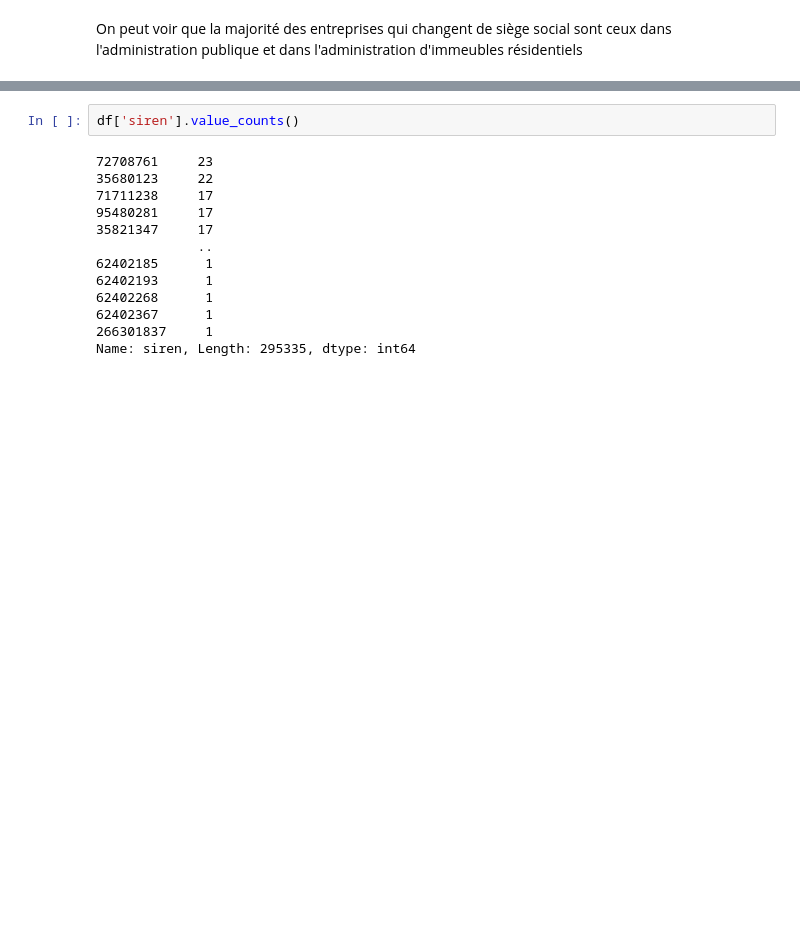
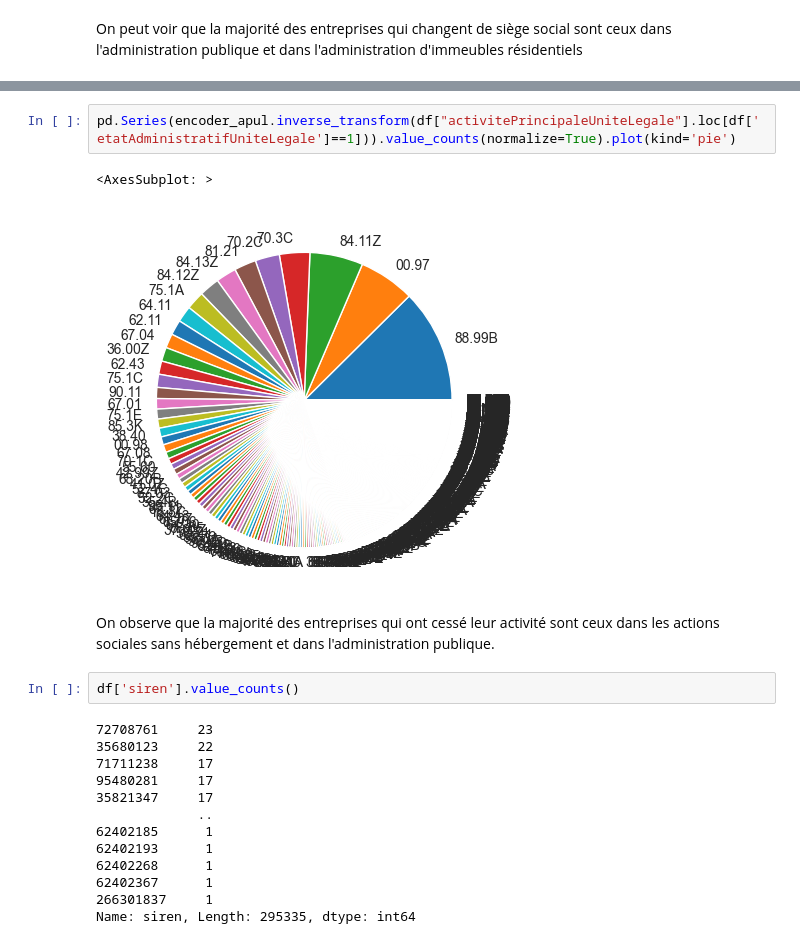
Before and after one commit to JonathanLouamba/Projet_GGVie, a Jupyter notebook: Detection_UniteLegaleHist_GGVIE.ipynb, the cells around one changed output, grey strips where cells are left out. Cells and saved outputs as stored; diff of their text form; blank space fills up the shorter version.

```diff
--- a/Detection_UniteLegaleHist_GGVIE.ipynb
+++ b/Detection_UniteLegaleHist_GGVIE.ipynb
@@ -249,3 +277,10 @@ On peut voir que la majorité des entreprises qui changent de siège social sont
+# %%
+pd.Series(encoder_apul.inverse_transform(df["activitePrincipaleUniteLegale"].loc[df['etatAdministratifUniteLegale']==1])).value_counts(normalize=True).plot(kind='pie')
+# %% [output]
+<AxesSubplot: >
+[figure, added]
+# %% [markdown]
+On observe que la majorité des entreprises qui ont cessé leur activité sont ceux dans les actions sociales sans hébergement et dans l'administration publique.
 # %%
 df['siren'].value_counts()
 # %% [output]
```
Also changed, not shown: parts of 4 cells of this notebook, 1 other file.
